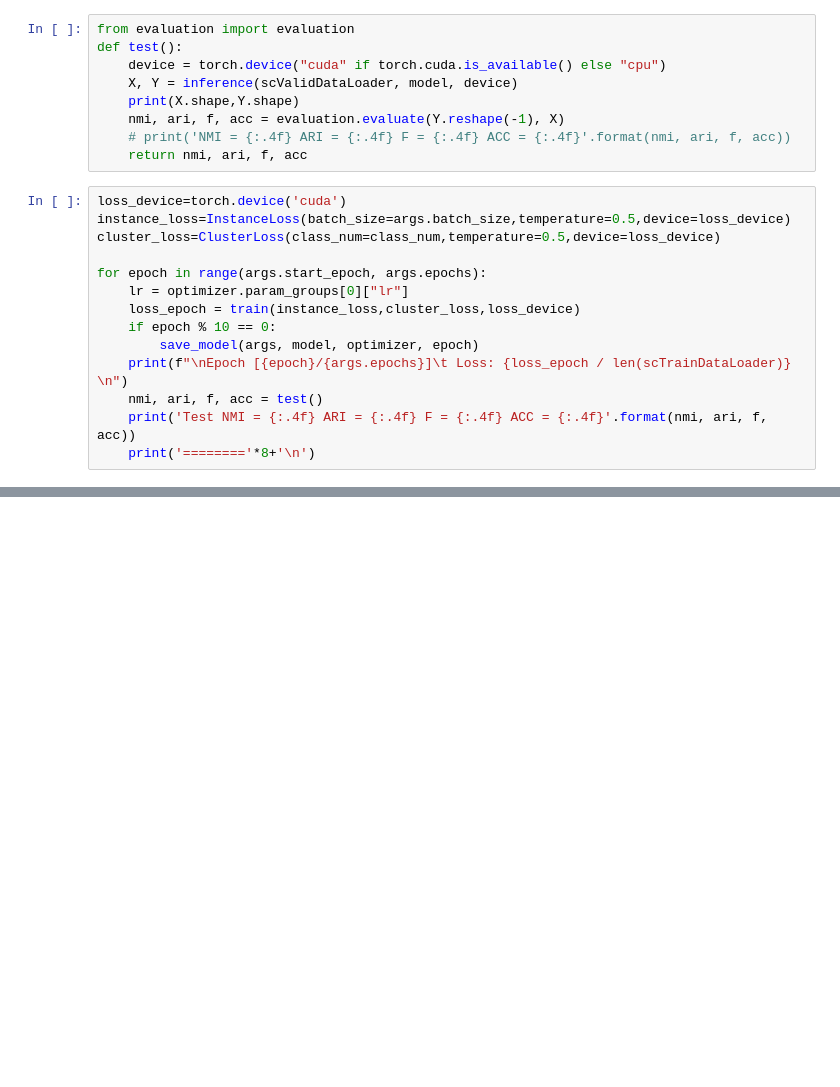
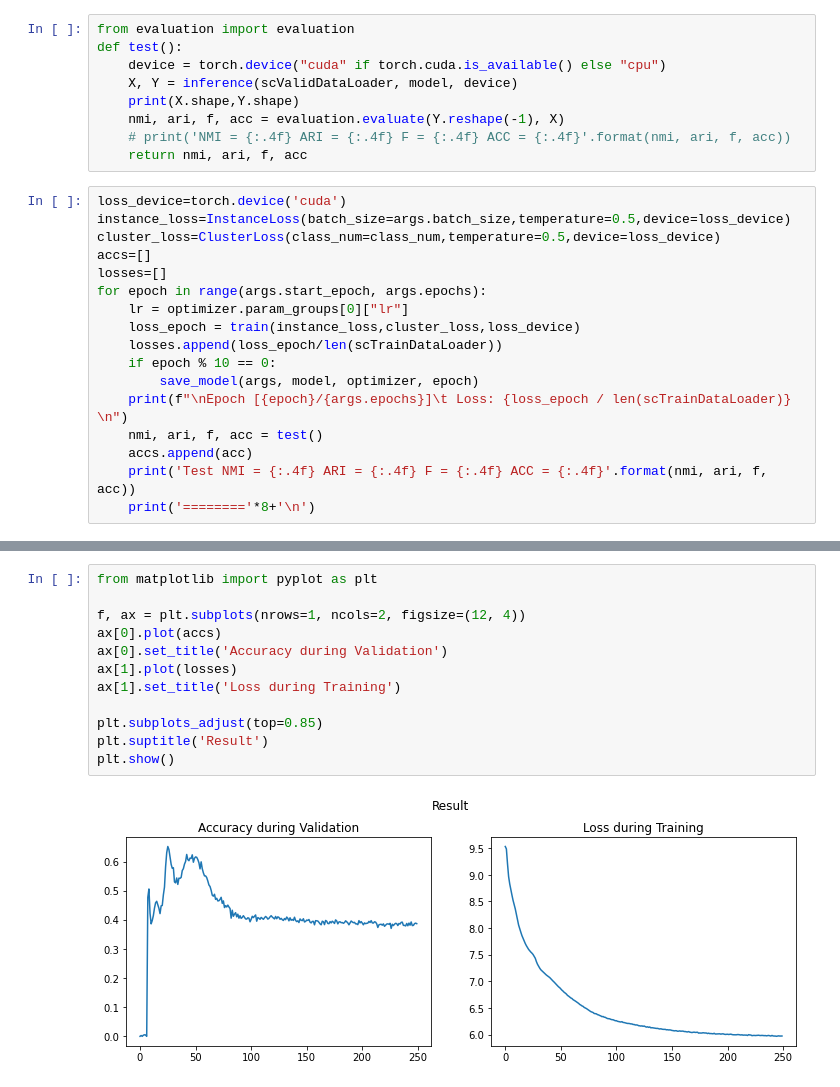
Before and after one commit to TomGoh/scCC, a Jupyter notebook: scCC.ipynb, the cells around one changed output, grey strips where cells are left out. Saved outputs shown, nothing was run; the diff lists cells and outputs as text; blank space fills up the shorter version.

Commit message:
Cross Validation
Cross Validation on MLP
model

```diff
--- a/scCC.ipynb
+++ b/scCC.ipynb
@@ -241,14 +240,17 @@ def test():
 loss_device=torch.device('cuda')
 instance_loss=InstanceLoss(batch_size=args.batch_size,temperature=0.5,device=loss_device)
 cluster_loss=ClusterLoss(class_num=class_num,temperature=0.5,device=loss_device)
-
+accs=[]
+losses=[]
 for epoch in range(args.start_epoch, args.epochs):
     lr = optimizer.param_groups[0]["lr"]
     loss_epoch = train(instance_loss,cluster_loss,loss_device)
+    losses.append(loss_epoch/len(scTrainDataLoader))
     if epoch % 10 == 0:
         save_model(args, model, optimizer, epoch)
     print(f"\nEpoch [{epoch}/{args.epochs}]\t Loss: {loss_epoch / len(scTrainDataLoader)} \n")
     nmi, ari, f, acc = test()
+    accs.append(acc)
     print('Test NMI = {:.4f} ARI = {:.4f} F = {:.4f} ACC = {:.4f}'.format(nmi, ari, f, acc))
     print('========'*8+'\n')
 # %% [output]
@@ -371,0 +390,14 @@ KeyboardInterrupt:
+# %%
+from matplotlib import pyplot as plt
+
+f, ax = plt.subplots(nrows=1, ncols=2, figsize=(12, 4))
+ax[0].plot(accs)
+ax[0].set_title('Accuracy during Validation')
+ax[1].plot(losses)
+ax[1].set_title('Loss during Training')
+
+plt.subplots_adjust(top=0.85)
+plt.suptitle('Result')
+plt.show()
+# %% [output]
+[figure, added]
```
Also changed, not shown: parts of 2 cells of this notebook, 4 other files.
